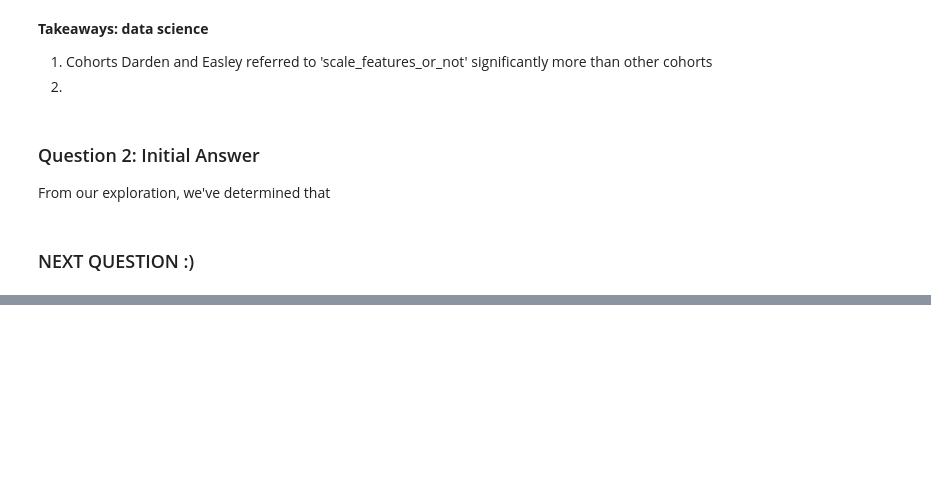
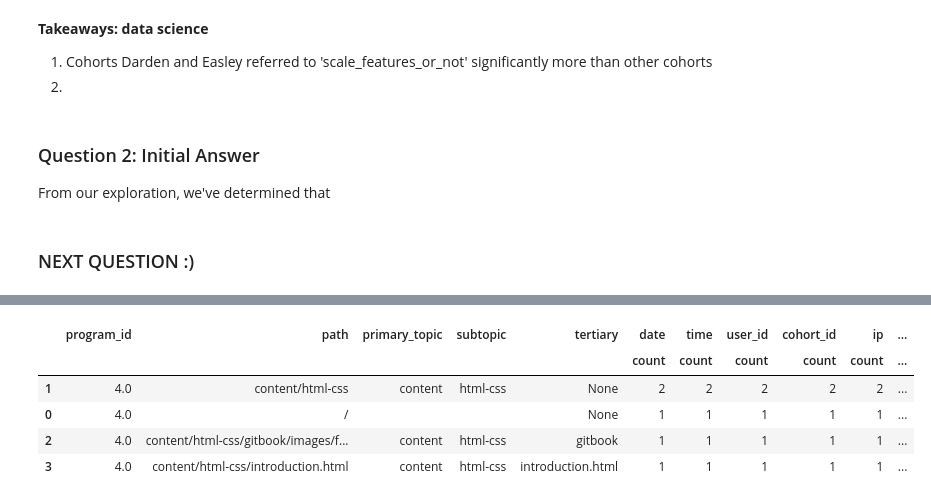
Before and after one commit to tim-keriazes/anomaly-detection-project, a Jupyter notebook: david_working_notebook.ipynb, the cells around one changed output, grey strips where cells are left out. Saved outputs shown, nothing was run; the diff lists cells and outputs as text; code cells hidden in the pictures; blank space fills up the shorter version.

```diff
--- a/david_working_notebook.ipynb
+++ b/david_working_notebook.ipynb
@@ -592,0 +696,10 @@ From our exploration, we've determined that
+# %%
+# Dataframe of Front End program graduates page visits sorted by highest count
+jarrid_front_end.groupby(['program_id', 'path', 'primary_topic', 'subtopic', 'tertiary' ]).agg(['count']).reset_index().sort_values(by=[('user_id', 'count')], ascending=False).head(25)
+# %% [output]
+|  | program_id | path | primary_topic | subtopic | tertiary | date | time | user_id | cohort_id | ip | ... |
+|  |  |  |  |  |  | count | count | count | count | count | ... |
+| 1 | 4.0 | content/html-css | content | html-css | None | 2 | 2 | 2 | 2 | 2 | ... |
+| 0 | 4.0 | / |  |  | None | 1 | 1 | 1 | 1 | 1 | ... |
+| 2 | 4.0 | content/html-css/gitbook/images/f... | content | html-css | gitbook | 1 | 1 | 1 | 1 | 1 | ... |
+| 3 | 4.0 | content/html-css/introduction.html | content | html-css | introduction.html | 1 | 1 | 1 | 1 | 1 | ... |
```
Also changed, not shown: parts of 9 cells of this notebook, 1 other file.
